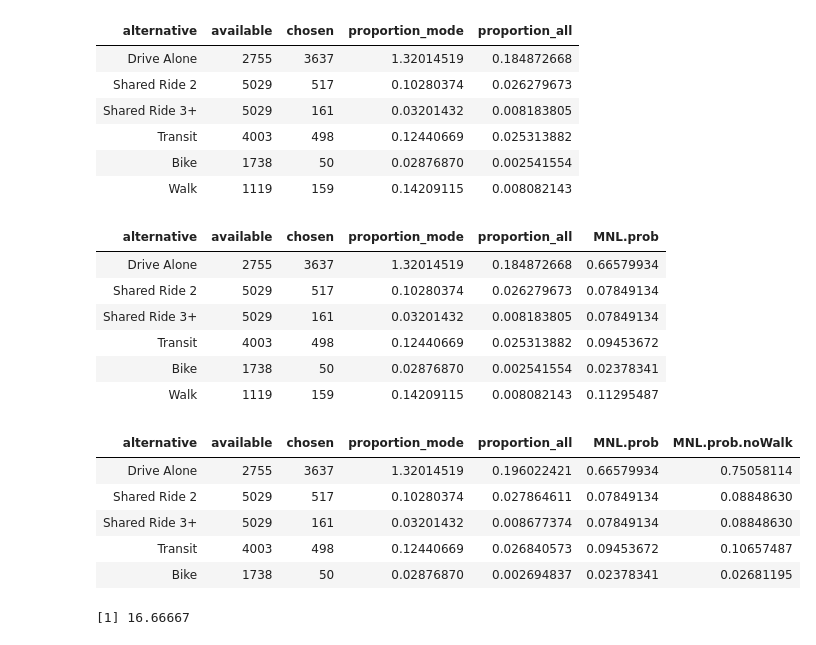
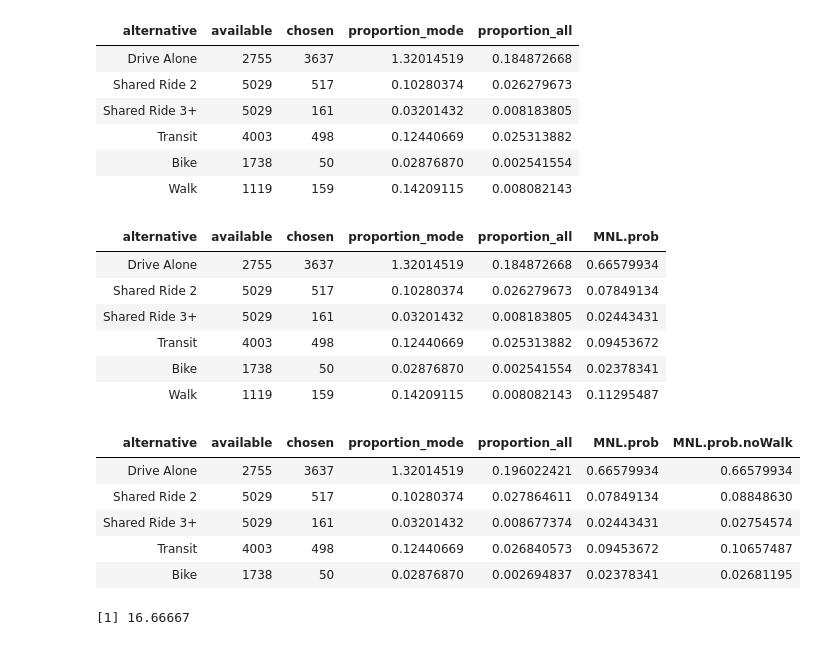
Before and after one commit to saashimi/USP_587, a Jupyter notebook: HW3.ipynb, the cells around one changed output. Cells and saved outputs as stored; diff of their text form; code cells hidden in the pictures.

```diff
--- a/HW3.ipynb
+++ b/HW3.ipynb
@@ -1,7 +1,7 @@
 # %%
 library(tidyverse)
 
-wd <- "C:/Users/saavedrak/Desktop/USP_587_data/HW3/"
+wd <- "C:/Users/kevin/Desktop/USP_587_data/HW3/"
 df.demog <- read.csv(paste(wd, "hw3_demog.csv", sep=""))
 df.trips.inc <- read.csv(paste(wd, "hw3_trip_rates.csv", sep=""))
 df.trips.hhsiz <- read.csv(paste(wd, "hw3_trip_rates_hhsiz.csv", sep=""))
@@ -174,22 +174,22 @@ df.mc.model1
 vCar <- 0
 vShared2 <- -2.138
 vShared3 <- -3.305
-transit <- -1.952
-bike <- -3.332
-walk <- -1.774
+vTransit <- -1.952
+vBike <- -3.332
+vWalk <- -1.774
 
-vAll <- (exp(vCar) + exp(vShared2) + exp(vShared3) + exp(transit)
-                      + exp(bike) + exp(walk))
+vAll <- (exp(vCar) + exp(vShared2) + exp(vShared3) + exp(vTransit)
+                      + exp(vBike) + exp(vWalk))
 
 # Calculate market shares model
-p.car <- exp(vCar) / vAll
+p.vCar <- exp(vCar) / vAll
 p.vShared2 <- exp(vShared2) / vAll
-p.vShared3 <- exp(vShared2) / vAll
-p.transit <- exp(transit) / vAll
-p.bike <- exp(bike) / vAll
-p.walk <- exp(walk) / vAll
+p.vShared3 <- exp(vShared3) / vAll
+p.vTransit <- exp(vTransit) / vAll
+p.vBike <- exp(vBike) / vAll
+p.vWalk <- exp(vWalk) / vAll
 
-p.modes <- c(p.car, p.vShared2, p.vShared3, p.transit, p.bike, p.walk)
+p.modes <- c(p.vCar, p.vShared2, p.vShared3, p.vTransit, p.vBike, p.vWalk)
 df.temp <- data.frame("MNL.prob" = p.modes)
 
 df.mc.model1 <- df.mc.model1 %>%
@@ -197,43 +197,43 @@ df.mc.model1 <- df.mc.model1 %>%
     select(alternative, available, chosen, proportion_mode, proportion_all,
            MNL.prob)
 
 df.mc.model1
 
 # Remove bike mode
-vAll.noWalk <- (exp(vCar) + exp(vShared2) + exp(vShared3) + exp(transit)
-                + exp(bike))
+vAll.noWalk <- (exp(vCar) + exp(vShared2) + exp(vShared3) + exp(vTransit)
+                + exp(vBike))
 
 p.car <- exp(vCar) / vAll.noWalk
 p.vShared2 <- exp(vShared2) / vAll.noWalk
-p.vShared3 <- exp(vShared2) / vAll.noWalk
-p.transit <- exp(transit) / vAll.noWalk
-p.bike <- exp(bike) / vAll.noWalk
+p.vShared3 <- exp(vShared3) / vAll.noWalk
+p.vTransit <- exp(vTransit) / vAll.noWalk
+p.vBike <- exp(vBike) / vAll.noWalk
 
-p.modes <- c(p.car, p.vShared2, p.vShared3, p.transit, p.bike, 0)
+p.modes <- c(p.vCar, p.vShared2, p.vShared3, p.vTransit, p.vBike, p.vWalk)
 df.temp <- data.frame("MNL.prob.noWalk" = p.modes)
 
 df.mc.model1 <- df.mc.model1 %>%
     bind_cols(df.mc.model1, df.temp) %>%
     select(alternative, available, chosen, proportion_mode, proportion_all,
            MNL.prob, MNL.prob.noWalk) %>%
     filter(alternative != 'Walk') %>%
     mutate(proportion_mode = chosen/available) %>%
     mutate(proportion_all = chosen/sum(available))
 
 
 df.mc.model1
 # %% [output]
 | alternative | available | chosen | proportion_mode | proportion_all | MNL.prob |
 | Drive Alone | 2755 | 3637 | 1.32014519 | 0.184872668 | 0.66579934 |
 | Shared Ride 2 | 5029 | 517 | 0.10280374 | 0.026279673 | 0.07849134 |
-| Shared Ride 3+ | 5029 | 161 | 0.03201432 | 0.008183805 | 0.07849134 |
+| Shared Ride 3+ | 5029 | 161 | 0.03201432 | 0.008183805 | 0.02443431 |
 | Transit | 4003 | 498 | 0.12440669 | 0.025313882 | 0.09453672 |
 | Bike | 1738 | 50 | 0.02876870 | 0.002541554 | 0.02378341 |
 | Walk | 1119 | 159 | 0.14209115 | 0.008082143 | 0.11295487 |
 | alternative | available | chosen | proportion_mode | proportion_all | MNL.prob | MNL.prob.noWalk |
-| Drive Alone | 2755 | 3637 | 1.32014519 | 0.196022421 | 0.66579934 | 0.75058114 |
+| Drive Alone | 2755 | 3637 | 1.32014519 | 0.196022421 | 0.66579934 | 0.66579934 |
 | Shared Ride 2 | 5029 | 517 | 0.10280374 | 0.027864611 | 0.07849134 | 0.08848630 |
-| Shared Ride 3+ | 5029 | 161 | 0.03201432 | 0.008677374 | 0.07849134 | 0.08848630 |
+| Shared Ride 3+ | 5029 | 161 | 0.03201432 | 0.008677374 | 0.02443431 | 0.02754574 |
 | Transit | 4003 | 498 | 0.12440669 | 0.026840573 | 0.09453672 | 0.10657487 |
 | Bike | 1738 | 50 | 0.02876870 | 0.002694837 | 0.02378341 | 0.02681195 |
 # %%
```
Also changed, not shown: parts of 1 cell of this notebook, 2 other files.
